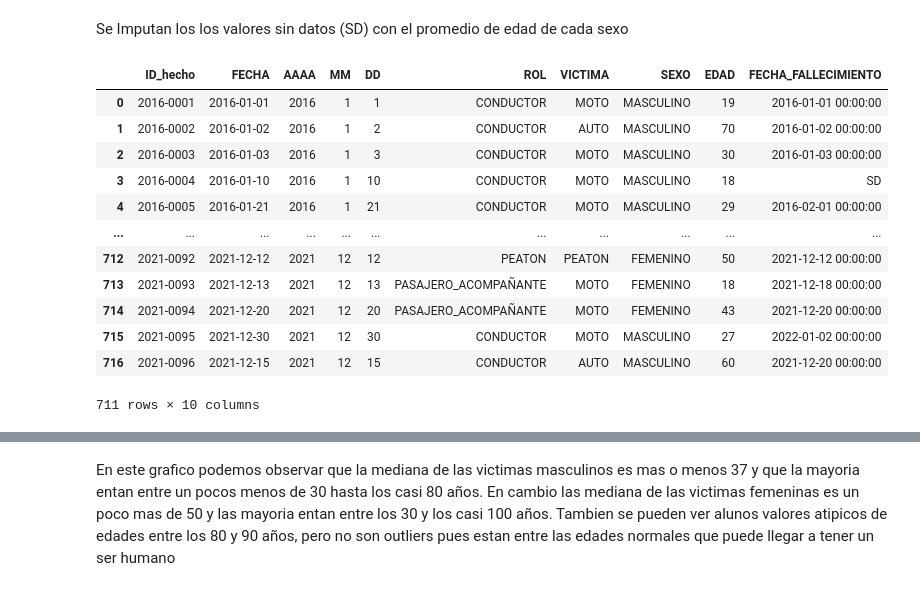
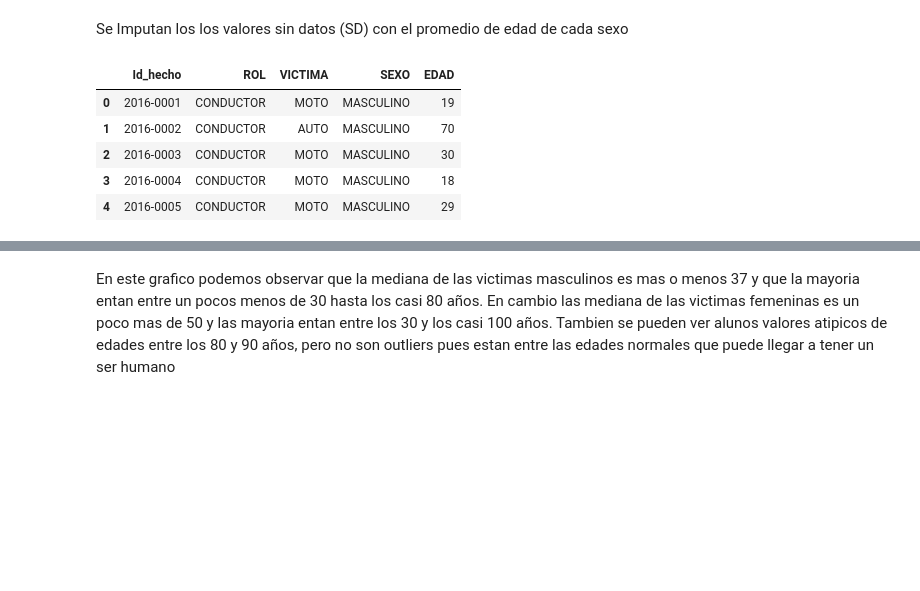
Before and after one commit to nelvinvelazco/henry-PI-SiniestrosViales, a Jupyter notebook: EDA_homicidios.ipynb, the cells around one changed output, grey strips where cells are left out. Drawn from its saved outputs; the diff is of its cells as text; code cells hidden in the pictures; blank space fills up the shorter version.

```diff
--- a/EDA_homicidios.ipynb
+++ b/EDA_homicidios.ipynb
@@ -178,3 +208,6 @@ df_victimas_homicidios.head()
+# %%
+df_victimas_homicidios= df_victimas_homicidios.rename(columns={'ID_hecho': 'Id_hecho'})
+df_victimas_homicidios= df_victimas_homicidios.drop(['FECHA','AAAA', 'MM', 'DD', 'FECHA_FALLECIMIENTO' ], axis=1)
 # %%
 columnas= ['ROL', 'VICTIMA', 'SEXO']
 fig, ax = plt.subplots(nrows= 3, ncols= 1, figsize= (8,10))
@@ -226,22 +254,19 @@ Se Imputan los los valores sin datos (SD) con el promedio de edad de cada sexo
 df_victimas_homicidios.loc[(df_victimas_homicidios['SEXO'] == 'MASCULINO') & (df_victimas_homicidios['EDAD'] == 'SD'),'EDAD'] = Promedio_edad_M
 df_victimas_homicidios.loc[(df_victimas_homicidios['SEXO'] == 'FEMENINO') & (df_victimas_homicidios['EDAD'] == 'SD'),'EDAD'] = Promedio_edad_F
 # %%
-df_victimas_homicidios= df_victimas_homicidios[df_victimas_homicidios['EDAD'] != 'SD']      # Se Omiten los registros con edad sin datos
+#df_victimas_homicidios= df_victimas_homicidios[df_victimas_homicidios['EDAD'] != 'SD']      # Se Omiten los registros con edad sin datos
+# %%
+df_victimas_homicidios.loc[df_victimas_homicidios['ROL'] == 'SD','ROL'] = 'SIN DATO'
+df_victimas_homicidios.loc[df_victimas_homicidios['VICTIMA'] == 'SD','VICTIMA'] = 'SIN DATO'
+df_victimas_homicidios.loc[df_victimas_homicidios['SEXO'] == 'SD','SEXO'] = 'SIN DATO'
 # %%
-df_victimas_homicidios
+df_victimas_homicidios.head()
 # %% [output]
-|  | ID_hecho | FECHA | AAAA | MM | DD | ROL | VICTIMA | SEXO | EDAD | FECHA_FALLECIMIENTO |
-| 0 | 2016-0001 | 2016-01-01 | 2016 | 1 | 1 | CONDUCTOR | MOTO | MASCULINO | 19 | 2016-01-01 00:00:00 |
-| 1 | 2016-0002 | 2016-01-02 | 2016 | 1 | 2 | CONDUCTOR | AUTO | MASCULINO | 70 | 2016-01-02 00:00:00 |
-| 2 | 2016-0003 | 2016-01-03 | 2016 | 1 | 3 | CONDUCTOR | MOTO | MASCULINO | 30 | 2016-01-03 00:00:00 |
-| 3 | 2016-0004 | 2016-01-10 | 2016 | 1 | 10 | CONDUCTOR | MOTO | MASCULINO | 18 | SD |
-| 4 | 2016-0005 | 2016-01-21 | 2016 | 1 | 21 | CONDUCTOR | MOTO | MASCULINO | 29 | 2016-02-01 00:00:00 |
-| ... | ... | ... | ... | ... | ... | ... | ... | ... | ... | ... |
-| 712 | 2021-0092 | 2021-12-12 | 2021 | 12 | 12 | PEATON | PEATON | FEMENINO | 50 | 2021-12-12 00:00:00 |
-| 713 | 2021-0093 | 2021-12-13 | 2021 | 12 | 13 | PASAJERO_ACOMPAÑANTE | MOTO | FEMENINO | 18 | 2021-12-18 00:00:00 |
-| 714 | 2021-0094 | 2021-12-20 | 2021 | 12 | 20 | PASAJERO_ACOMPAÑANTE | MOTO | FEMENINO | 43 | 2021-12-20 00:00:00 |
-| 715 | 2021-0095 | 2021-12-30 | 2021 | 12 | 30 | CONDUCTOR | MOTO | MASCULINO | 27 | 2022-01-02 00:00:00 |
-| 716 | 2021-0096 | 2021-12-15 | 2021 | 12 | 15 | CONDUCTOR | AUTO | MASCULINO | 60 | 2021-12-20 00:00:00 |
+|  | Id_hecho | ROL | VICTIMA | SEXO | EDAD |
+| 0 | 2016-0001 | CONDUCTOR | MOTO | MASCULINO | 19 |
+| 1 | 2016-0002 | CONDUCTOR | AUTO | MASCULINO | 70 |
+| 2 | 2016-0003 | CONDUCTOR | MOTO | MASCULINO | 30 |
+| 3 | 2016-0004 | CONDUCTOR | MOTO | MASCULINO | 18 |
+| 4 | 2016-0005 | CONDUCTOR | MOTO | MASCULINO | 29 |
-711 rows × 10 columns
 # %%
 plt.figure(figsize= (6,3))
```
Also changed, not shown: parts of 33 cells of this notebook, 7 other files.
